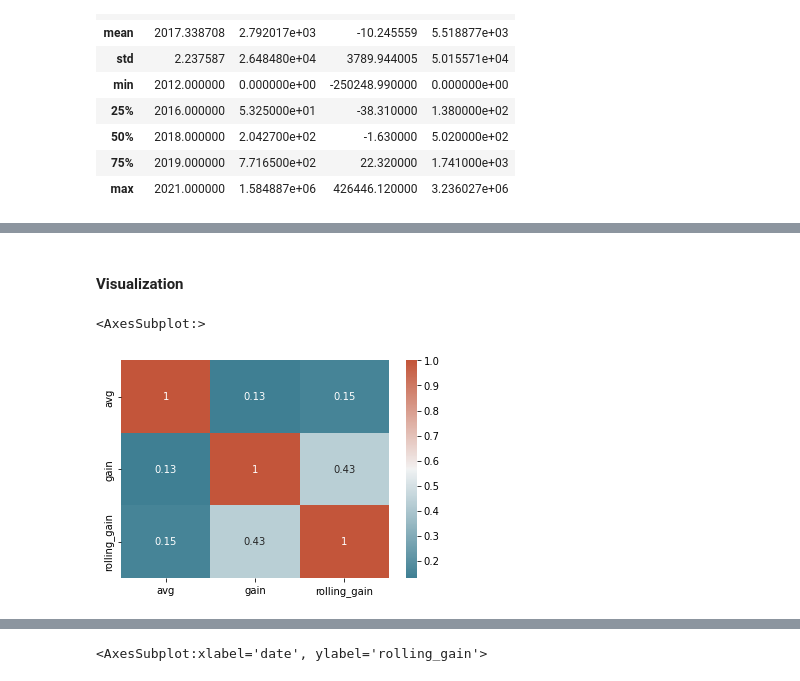
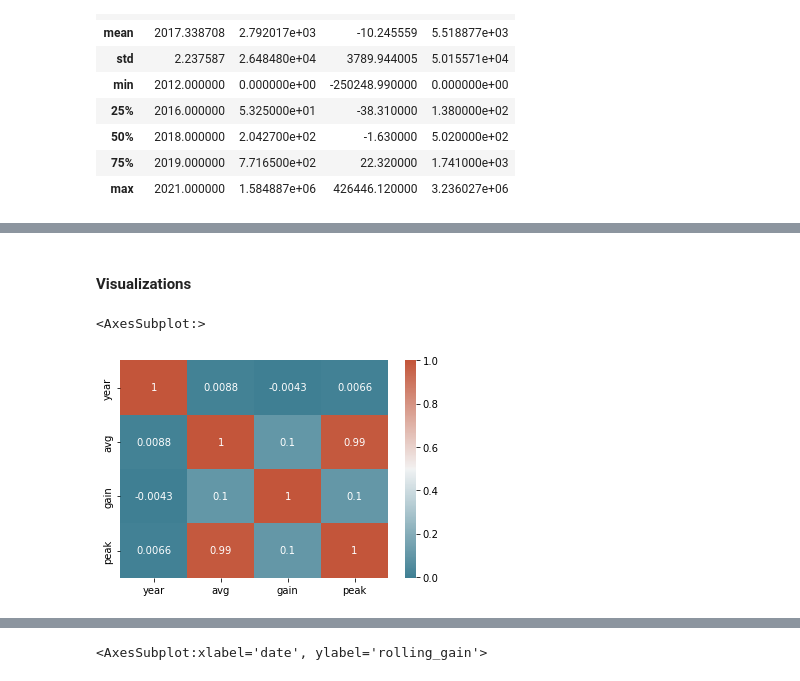
Before and after one commit to data301-2021-winter1/project-group01-project, a Jupyter notebook: notebooks/analysis1.ipynb, the cells around one changed output, grey strips where cells are left out. Cells and saved outputs as stored; diff of their text form; code cells hidden in the pictures.

```diff
--- a/notebooks/analysis1.ipynb
+++ b/notebooks/analysis1.ipynb
@@ -260,8 +192,8 @@ print(df_csgo_sorted.date.unique())
 # %% [markdown]
-#### Visualization
+#### Visualizations
 # %%
-corr = df_csgo_sorted.corr()
+corr = chord1.corr()
 sns.heatmap(corr, xticklabels=corr.columns, yticklabels=corr.columns, annot=True, cmap=sns.diverging_palette(220, 20, as_cmap=True))
 # %% [output]
 <AxesSubplot:>
-[figure, old version]
+[figure, new version]
```
Also changed, not shown: parts of 33 cells of this notebook, 3 other files.
